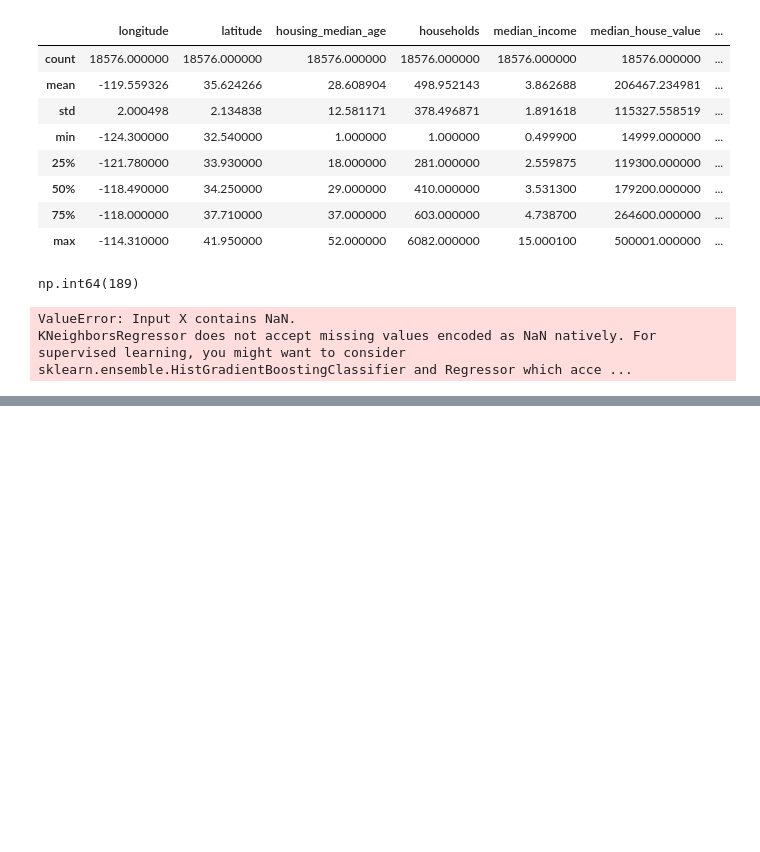
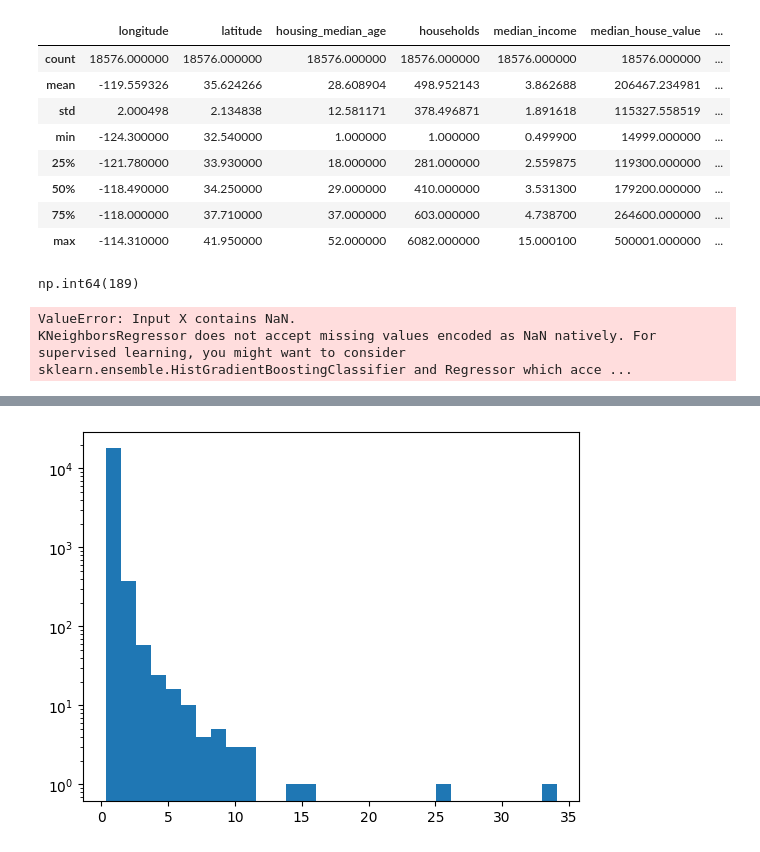
Before and after one commit to stephBRON/MachineLearning, a Jupyter notebook: Tutorials/module5_omar.ipynb, the cells around one changed output, grey strips where cells are left out. Saved outputs shown, nothing was run; the diff lists cells and outputs as text; code cells hidden in the pictures; blank space fills up the shorter version.

```diff
--- a/Tutorials/module5_omar.ipynb
+++ b/Tutorials/module5_omar.ipynb
@@ -497,0 +469,6 @@ KNeighborsRegressor does not accept missing values encoded as NaN natively. For
+# %%
+import matplotlib.pyplot as plt
+plt.hist(X_train['bedrooms_per_household'], bins=30)
+plt.yscale('log')
+# %% [output]
+[figure, added]
```
Also changed, not shown: parts of 99 cells of this notebook.
